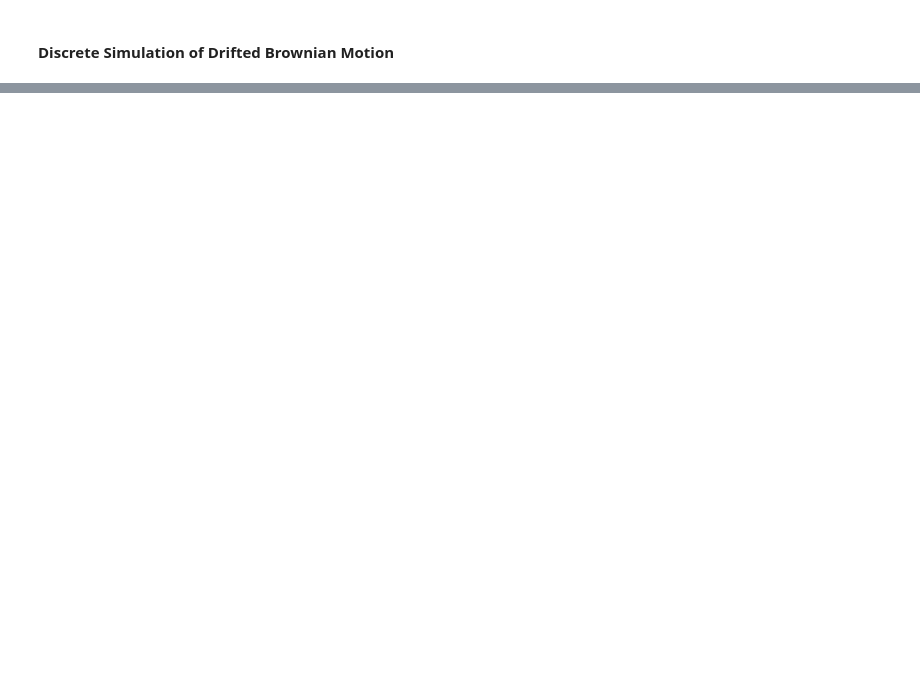
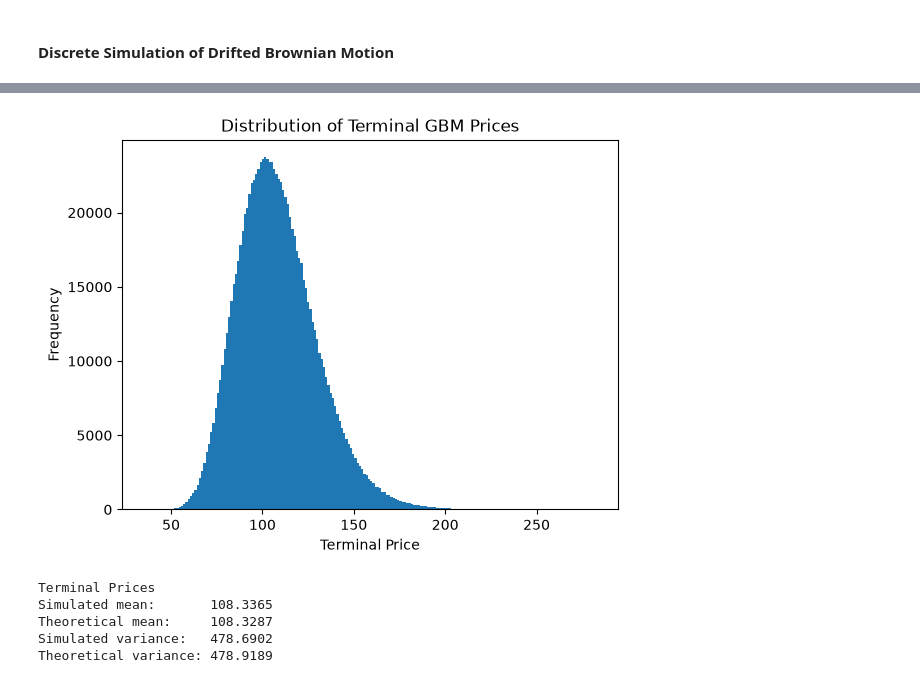
Before and after one commit to adeeb-sarfraz/delta_hedging_options_pricing, a Jupyter notebook: notebooks/02_gbm_simulation.ipynb, the cells around one changed output, grey strips where cells are left out. Saved outputs shown, nothing was run; the diff lists cells and outputs as text; code cells hidden in the pictures; blank space fills up the shorter version.

```diff
--- a/notebooks/02_gbm_simulation.ipynb
+++ b/notebooks/02_gbm_simulation.ipynb
@@ -106,0 +422,32 @@ plt.show
+# %%
+terminal_prices = prices[:,-1]
+
+plt.hist(terminal_prices,
+        bins = 200
+         )
+
+plt.xlabel("Terminal Price")
+plt.ylabel("Frequency")
+plt.title("Distribution of Terminal GBM Prices")
+
+plt.show()
+# %% [output]
+[figure, added]
+# %%
+simulated_mean = np.mean(terminal_prices)
+simulated_variance = np.var(terminal_prices)
+
+theoretical_mean = P0 * np.exp(mu * T)
+theoretical_variance = P0**2 * np.exp(2 * mu * T) * (np.exp(sigma**2 * T) - 1)
+
+print("Terminal Prices")
+print(f"Simulated mean:       {simulated_mean:.4f}")
+print(f"Theoretical mean:     {theoretical_mean:.4f}")
+print(f"Simulated variance:   {simulated_variance:.4f}")
+print(f"Theoretical variance: {theoretical_variance:.4f}")
+# %% [output]
+Terminal Prices
+Simulated mean:       108.3365
+Theoretical mean:     108.3287
+Simulated variance:   478.6902
+Theoretical variance: 478.9189
```
Also changed, not shown: parts of 20 cells of this notebook, 1 other file.
